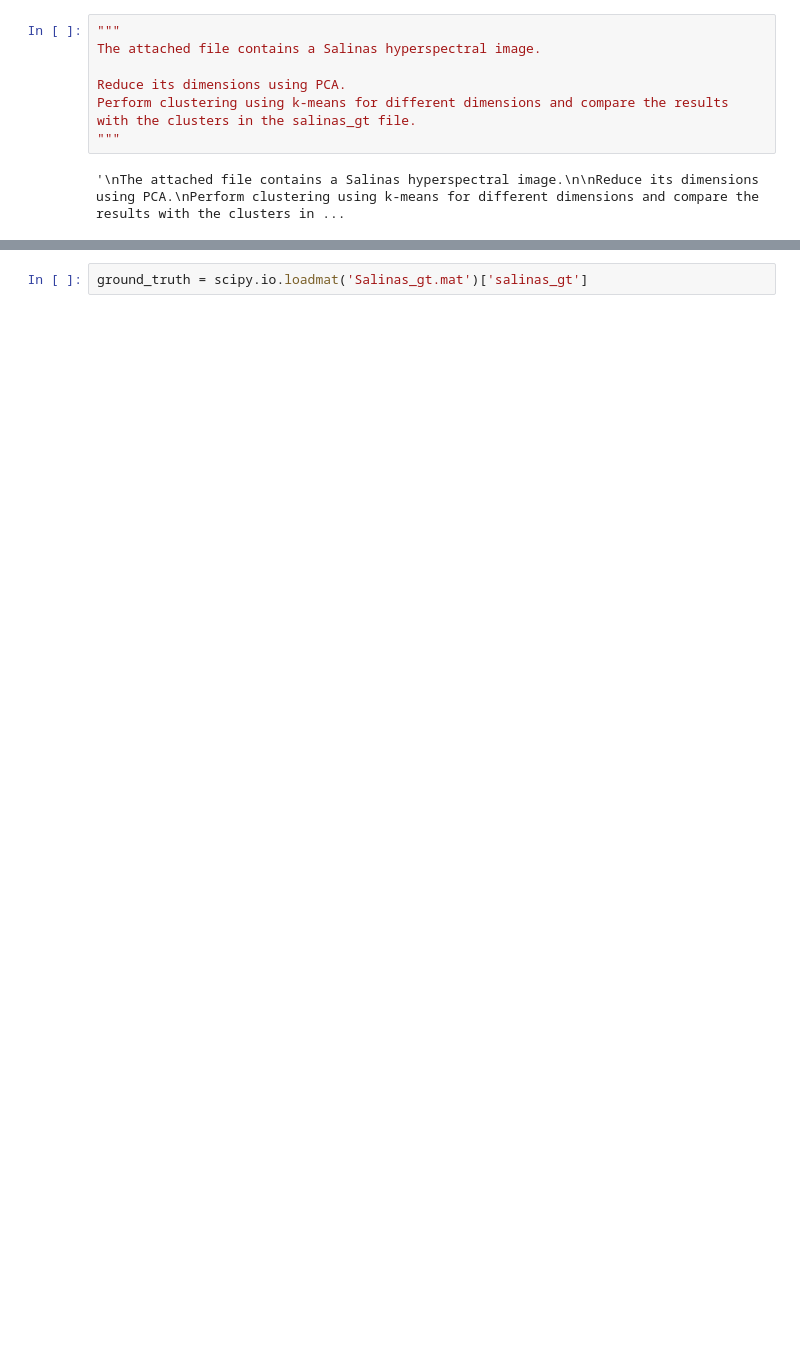
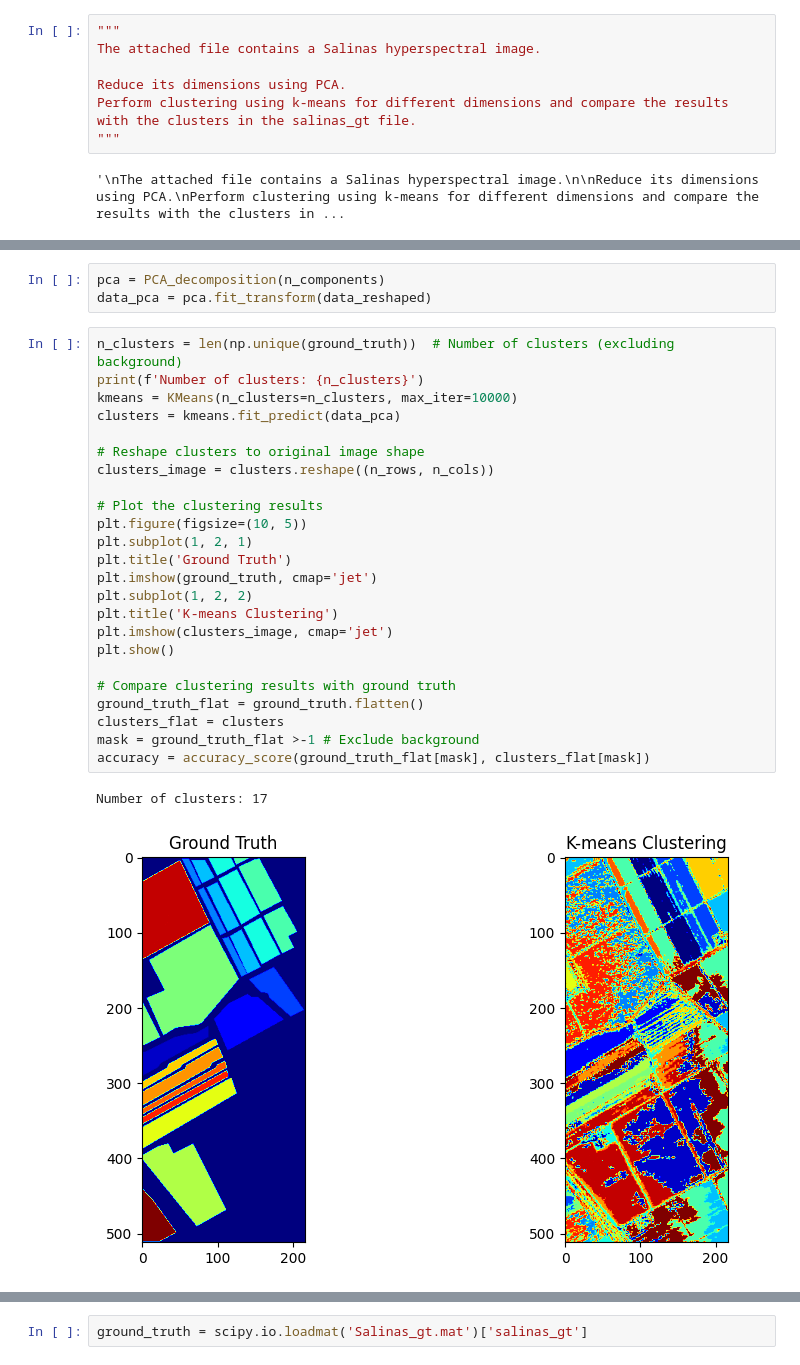
Before and after one commit to fouad1233/machine_learning_tutorials, a Jupyter notebook: 007_dimension_reduction/main.ipynb, the cells around one changed output, grey strips where cells are left out. Drawn from its saved outputs; the diff is of its cells as text; blank space fills up the shorter version.

```diff
--- a/007_dimension_reduction/main.ipynb
+++ b/007_dimension_reduction/main.ipynb
@@ -9,0 +42,30 @@ Perform clustering using k-means for different dimensions and compare the result
+# %%
+pca = PCA_decomposition(n_components)
+data_pca = pca.fit_transform(data_reshaped)
+# %%
+n_clusters = len(np.unique(ground_truth))  # Number of clusters (excluding background)
+print(f'Number of clusters: {n_clusters}')
+kmeans = KMeans(n_clusters=n_clusters, max_iter=10000)
+clusters = kmeans.fit_predict(data_pca)
+
+# Reshape clusters to original image shape
+clusters_image = clusters.reshape((n_rows, n_cols))
+
+# Plot the clustering results
+plt.figure(figsize=(10, 5))
+plt.subplot(1, 2, 1)
+plt.title('Ground Truth')
+plt.imshow(ground_truth, cmap='jet')
+plt.subplot(1, 2, 2)
+plt.title('K-means Clustering')
+plt.imshow(clusters_image, cmap='jet')
+plt.show()
+
+# Compare clustering results with ground truth
+ground_truth_flat = ground_truth.flatten()
+clusters_flat = clusters
+mask = ground_truth_flat >-1 # Exclude background
+accuracy = accuracy_score(ground_truth_flat[mask], clusters_flat[mask])
+# %% [output]
+Number of clusters: 17
+[figure, added]
```
Also changed, not shown: parts of 22 cells of this notebook, 3 other files.
